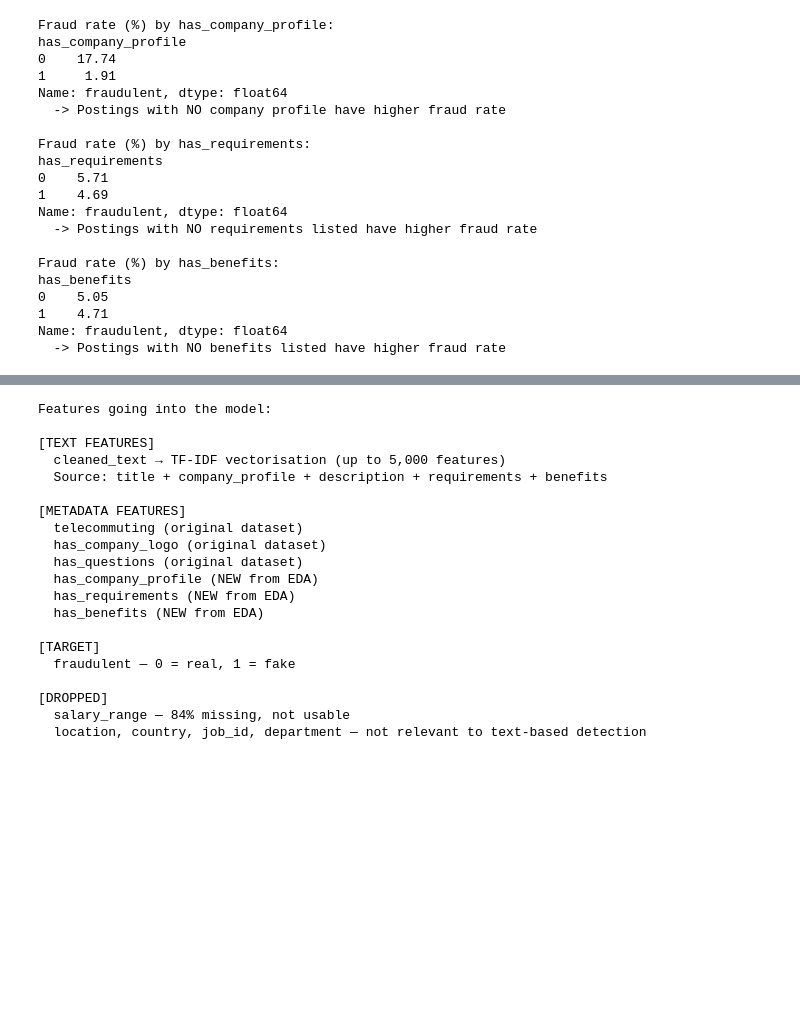
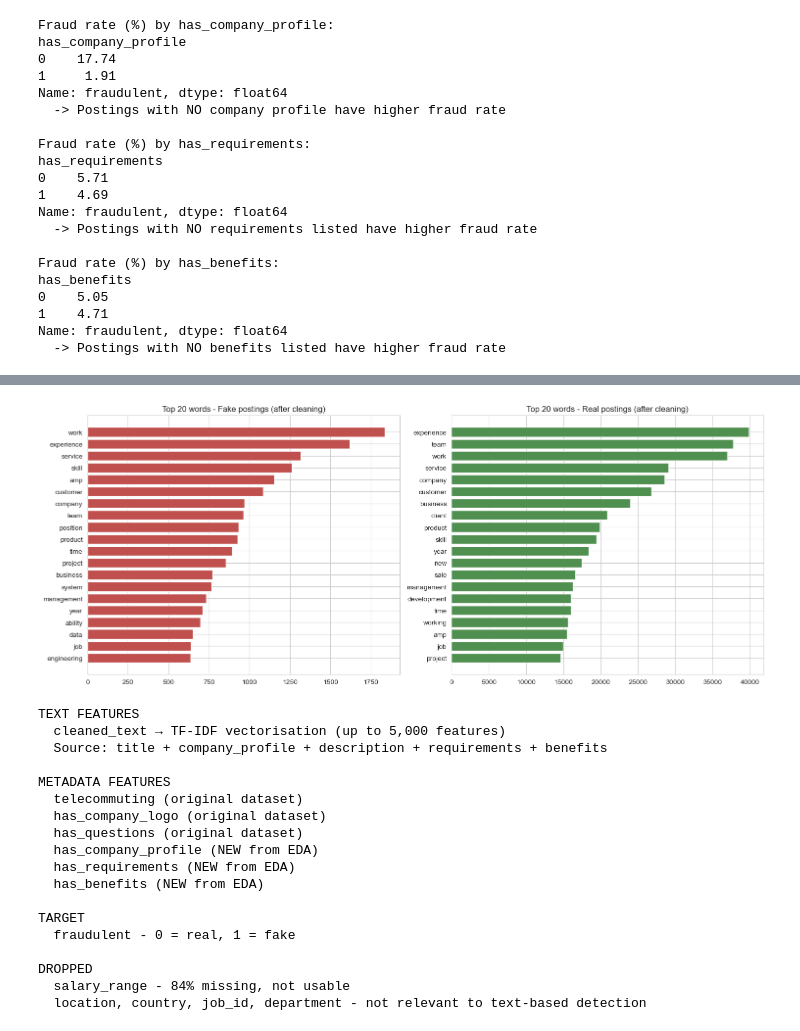
Before and after one commit to P2gohel/MSc-Data-science-Fraud-Job-Detection, a Jupyter notebook: Code/EDA.ipynb, the cells around one changed output, grey strips where cells are left out. Cells and saved outputs as stored; diff of their text form; code cells hidden in the pictures; blank space fills up the shorter version.

```diff
--- a/Code/EDA.ipynb
+++ b/Code/EDA.ipynb
@@ -397,34 +444,55 @@ Name: fraudulent, dtype: float64
+# %%
+#Vocabulary difference after cleaning
+from collections import Counter
+
+#Count words in cleaned text, separately for fake and real
+fake_words = Counter(' '.join(df[df['fraudulent']==1]['cleaned_text']).split())
+real_words = Counter(' '.join(df[df['fraudulent']==0]['cleaned_text']).split())
+
+top_fake = pd.DataFrame(fake_words.most_common(20), columns=['word', 'count'])
+top_real = pd.DataFrame(real_words.most_common(20), columns=['word', 'count'])
+
+fig, axes = plt. subplots(1, 2, figsize=(15, 6))
+
+axes[0].barh(top_fake['word'][::-1], top_fake['count'][::-1], color='#C0504D')
+axes[0].set_title('Top 20 words - Fake postings (after cleaning)')
+
+axes[1].barh(top_real['word'][::-1], top_real['count'][::-1], color='#4F8F4F')
+axes[1].set_title('Top 20 words - Real postings (after cleaning)')
+
+plt.tight_layout()
+plt.savefig('../Output/pre3_top_words_fake_vs_real.png', dpi=150, bbox_inches='tight')
+plt.show()
+# %% [output]
+[figure, added]
 # %%
 metadata_cols = [
-    'telecommuting',          # from original dataset
-    'has_company_logo',       # from original dataset
-    'has_questions',          # from original dataset
-    'has_company_profile',    # NEW — created from missingness
-    'has_requirements',       # NEW — created from missingness
-    'has_benefits'            # NEW — created from missingness
+    'telecommuting',
+    'has_company_logo',
+    'has_questions',
+    'has_company_profile',
+    'has_requirements',
+    'has_benefits'
 ]
 
-print('Features going into the model:')
-print('\n[TEXT FEATURES]')
+print('\nTEXT FEATURES')
 print('  cleaned_text → TF-IDF vectorisation (up to 5,000 features)')
 print('  Source: title + company_profile + description + requirements + benefits')
-print('\n[METADATA FEATURES]')
+print('\nMETADATA FEATURES')
 for col in metadata_cols:
     tag = '(NEW from EDA)' if col in ['has_company_profile', 'has_requirements', 'has_benefits'] else '(original dataset)'
     print(f'  {col} {tag}')
-print('\n[TARGET]')
-print('  fraudulent — 0 = real, 1 = fake')
-print('\n[DROPPED]')
-print('  salary_range — 84% missing, not usable')
-print('  location, country, job_id, department — not relevant to text-based detection')
+print('\nTARGET')
+print('  fraudulent - 0 = real, 1 = fake')
+print('\nDROPPED')
+print('  salary_range - 84% missing, not usable')
+print('  location, country, job_id, department - not relevant to text-based detection')
 # %% [output]
-Features going into the model:
-
-[TEXT FEATURES]
+TEXT FEATURES
   cleaned_text → TF-IDF vectorisation (up to 5,000 features)
   Source: title + company_profile + description + requirements + benefits
 
-[METADATA FEATURES]
+METADATA FEATURES
   telecommuting (original dataset)
   has_company_logo (original dataset)
   has_questions (original dataset)
@@ -432,9 +500,9 @@ Features going into the model:
   has_requirements (NEW from EDA)
   has_benefits (NEW from EDA)
 
-[TARGET]
-  fraudulent — 0 = real, 1 = fake
+TARGET
+  fraudulent - 0 = real, 1 = fake
 
-[DROPPED]
-  salary_range — 84% missing, not usable
-  location, country, job_id, department — not relevant to text-based detection
+DROPPED
+  salary_range - 84% missing, not usable
+  location, country, job_id, department - not relevant to text-based detection
```
Also changed, not shown: parts of 11 cells of this notebook, 6 other files.
